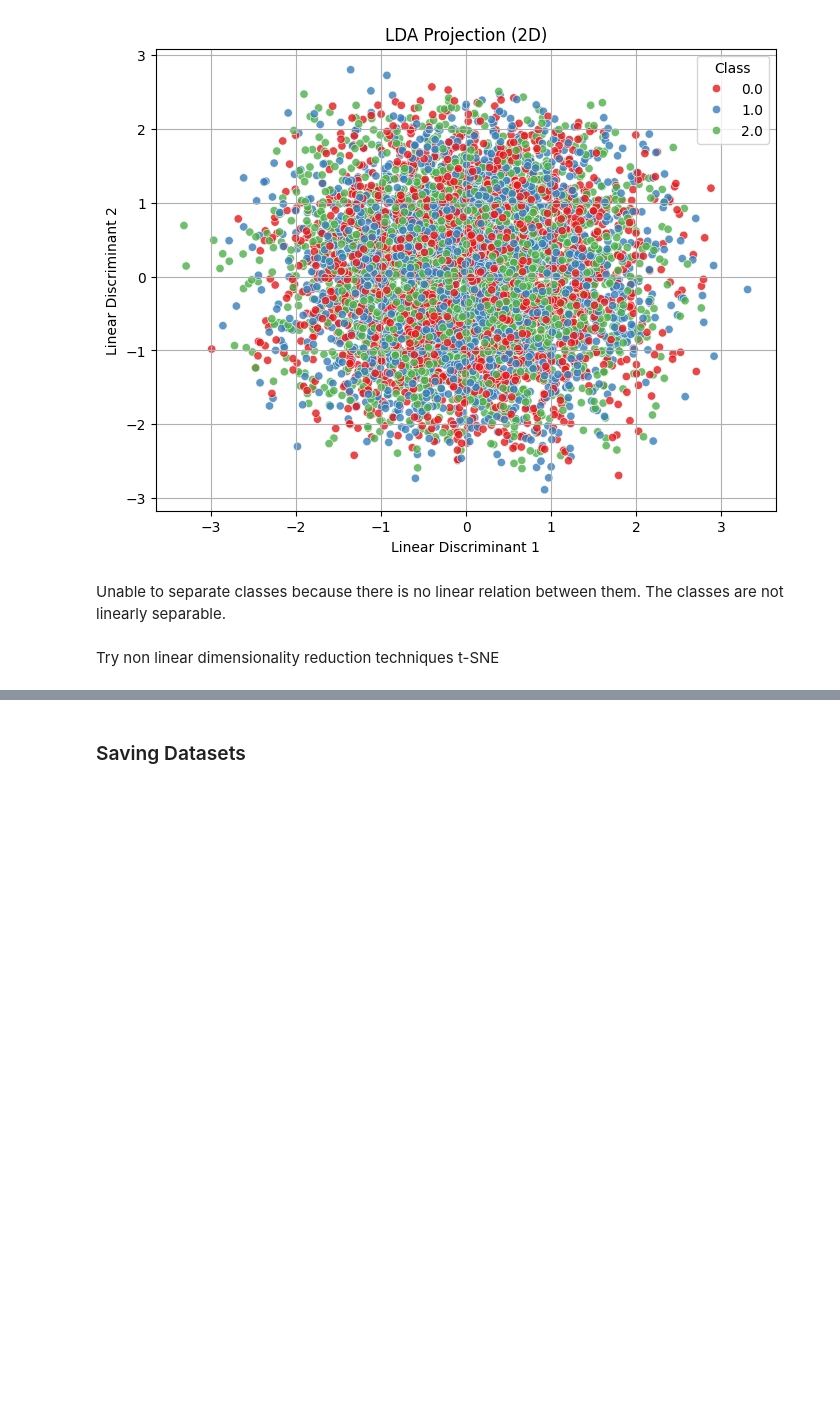
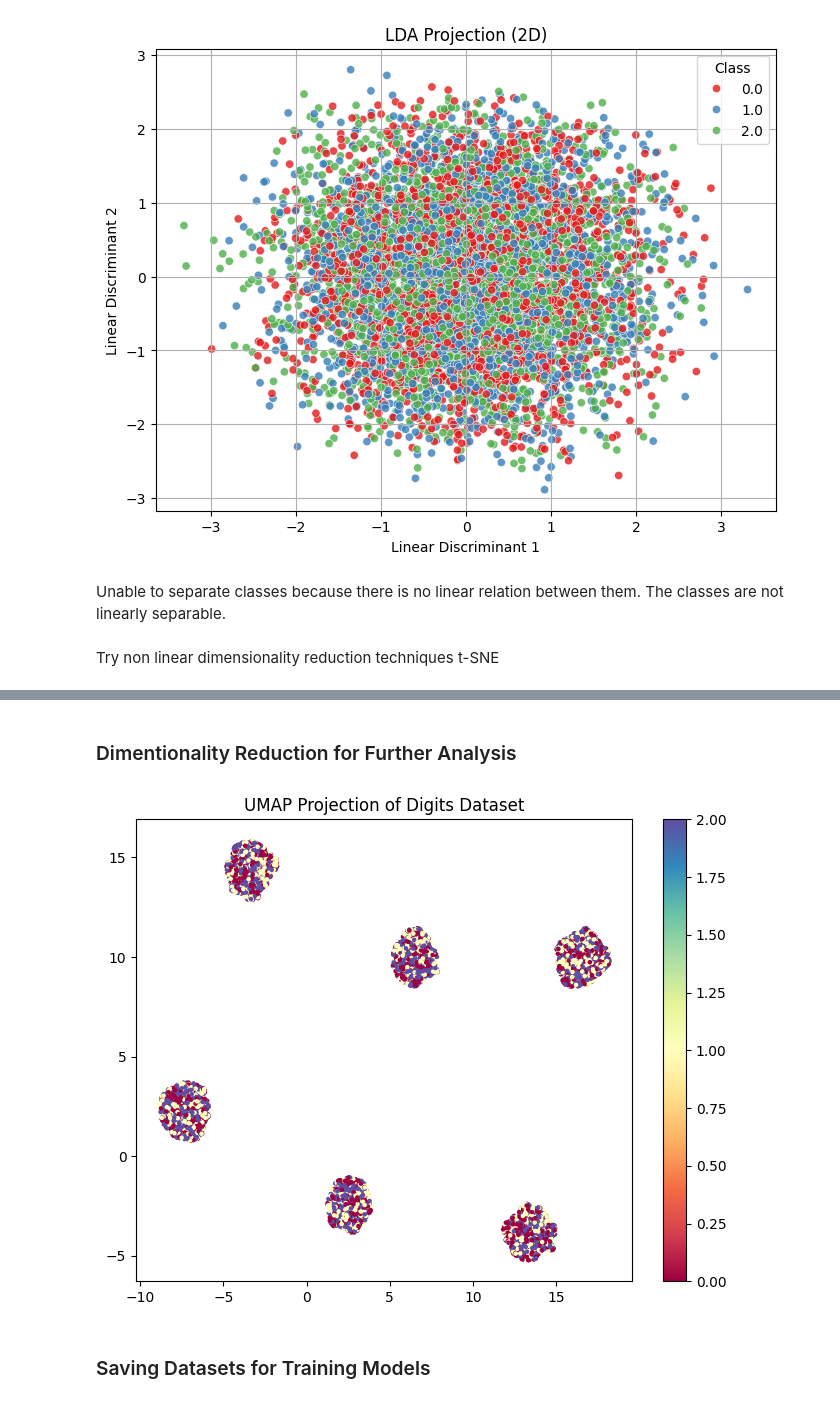
Before and after one commit to reda1609/UneeQ-Internship, a Jupyter notebook: Healthcare Diagnosis Prediction/Preprocessing.ipynb, the cells around one changed output, grey strips where cells are left out. Saved outputs shown, nothing was run; the diff lists cells and outputs as text; code cells hidden in the pictures; blank space fills up the shorter version.

```diff
--- a/Healthcare Diagnosis Prediction/Preprocessing.ipynb
+++ b/Healthcare Diagnosis Prediction/Preprocessing.ipynb
@@ -193,5 +201,20 @@ plt.show()
+# %% [markdown]
+### Dimentionality Reduction for Further Analysis
+# %%
+# Apply UMAP
+reducer = umap.UMAP(n_neighbors=15, min_dist=0.1, n_components=2, metric='euclidean')
+embedding = reducer.fit_transform(train_data_preprocessed.drop(columns=['Test Results Encoded']))
+
+# Plot results
+plt.figure(figsize=(8, 6))
+plt.scatter(embedding[:, 0], embedding[:, 1], c=train_data_preprocessed['Test Results Encoded'], cmap='Spectral', s=5)
+plt.colorbar()
+plt.title('UMAP Projection of Digits Dataset')
+plt.show()
+# %% [output]
+[figure, added]
 # %% [markdown]
-### Saving Datasets
+### Saving Datasets for Training Models
 # %%
 data_preprocessed.to_csv("Data_Preprocessed/preprocessed_data.csv", index=False)
 train_data_preprocessed.to_csv("Data_Preprocessed/preprocessed_train.csv", index=False)
```
Also changed, not shown: parts of 5 cells of this notebook.
